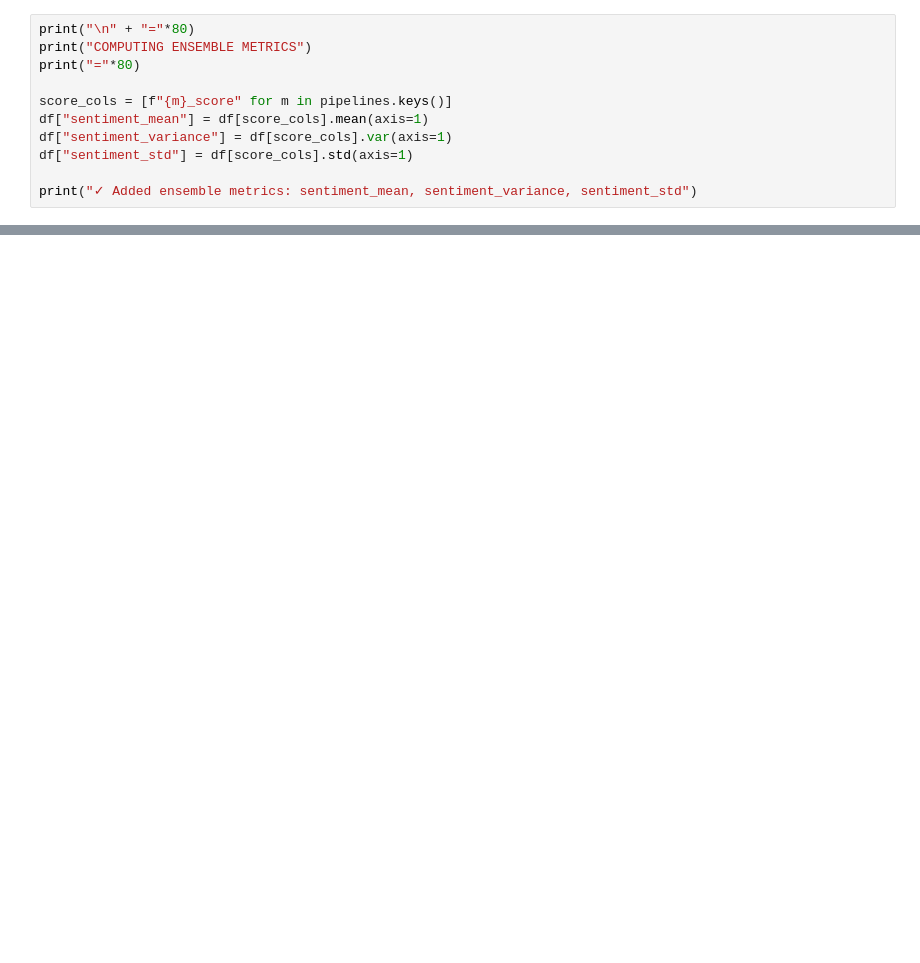
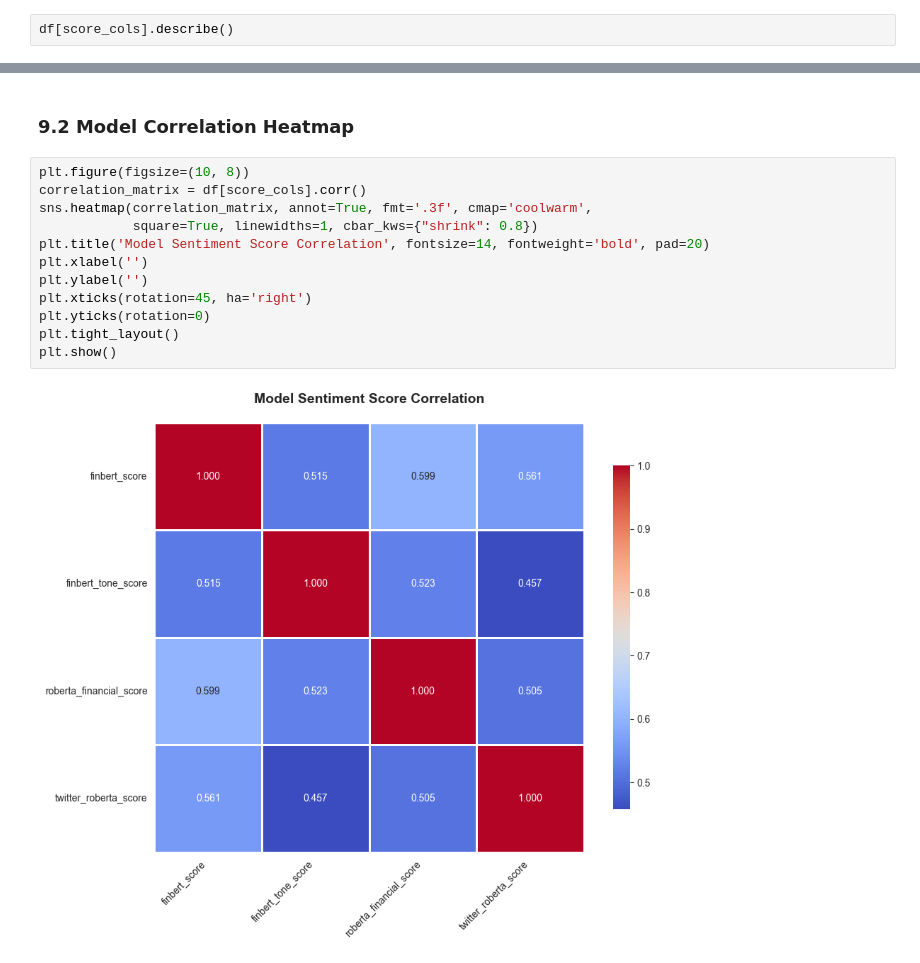
Before and after one commit to OndrejZ24/stock-sentiment-analysis, a Jupyter notebook: model_comparison.ipynb, the cells around one changed output, grey strips where cells are left out. Cells and saved outputs as stored; diff of their text form; blank space fills up the shorter version.

```diff
--- a/model_comparison.ipynb
+++ b/model_comparison.ipynb
@@ -166,12 +201,3 @@ df = df.explode('mentioned_tickers').reset_index(drop=True)
 # %%
-print("\n" + "="*80)
-print("COMPUTING ENSEMBLE METRICS")
-print("="*80)
-
-score_cols = [f"{m}_score" for m in pipelines.keys()]
-df["sentiment_mean"] = df[score_cols].mean(axis=1)
-df["sentiment_variance"] = df[score_cols].var(axis=1)
-df["sentiment_std"] = df[score_cols].std(axis=1)
-
-print("✓ Added ensemble metrics: sentiment_mean, sentiment_variance, sentiment_std")
+df[score_cols].describe()
 # %% [output]
@@ -224,0 +236,16 @@ twitter_roberta_score                      0.461                  1.000
+# %% [markdown]
+### 9.2 Model Correlation Heatmap
+# %%
+plt.figure(figsize=(10, 8))
+correlation_matrix = df[score_cols].corr()
+sns.heatmap(correlation_matrix, annot=True, fmt='.3f', cmap='coolwarm',
+            square=True, linewidths=1, cbar_kws={"shrink": 0.8})
+plt.title('Model Sentiment Score Correlation', fontsize=14, fontweight='bold', pad=20)
+plt.xlabel('')
+plt.ylabel('')
+plt.xticks(rotation=45, ha='right')
+plt.yticks(rotation=0)
+plt.tight_layout()
+plt.show()
+# %% [output]
+[figure, added]
```
Also changed, not shown: parts of 30 cells of this notebook, 4 other files.
